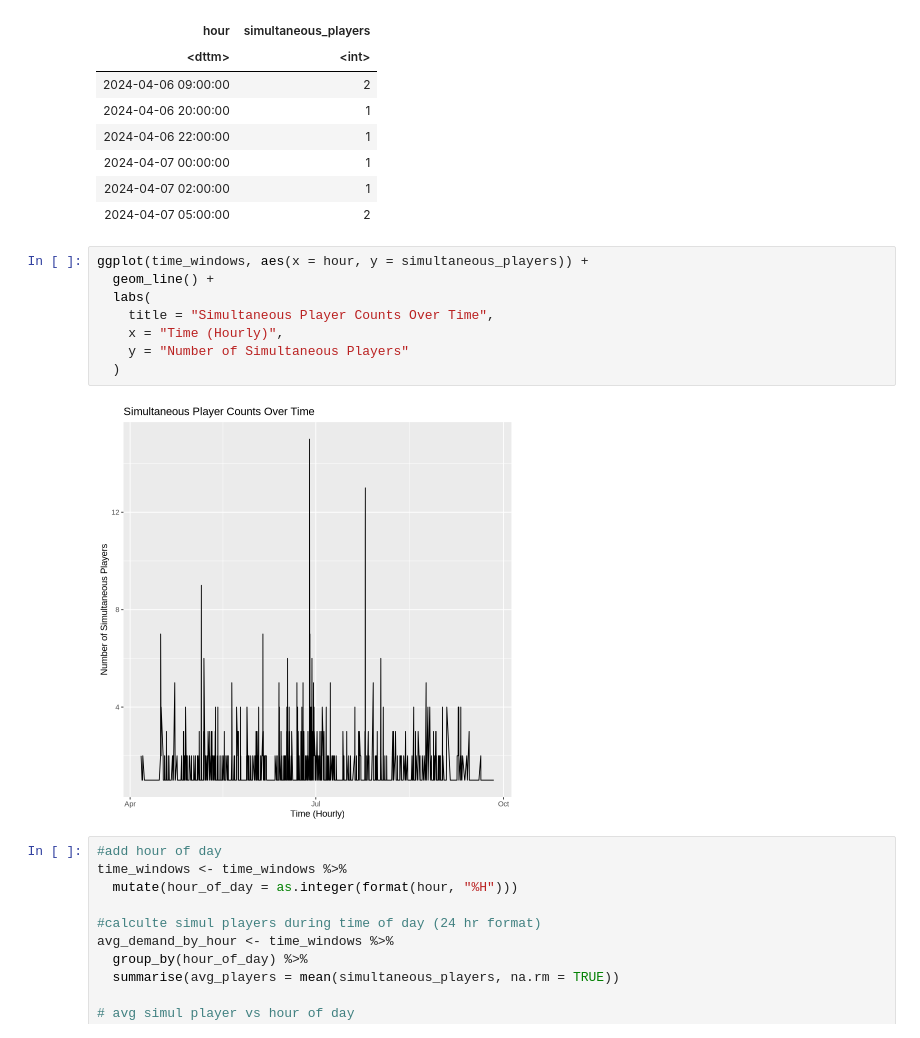
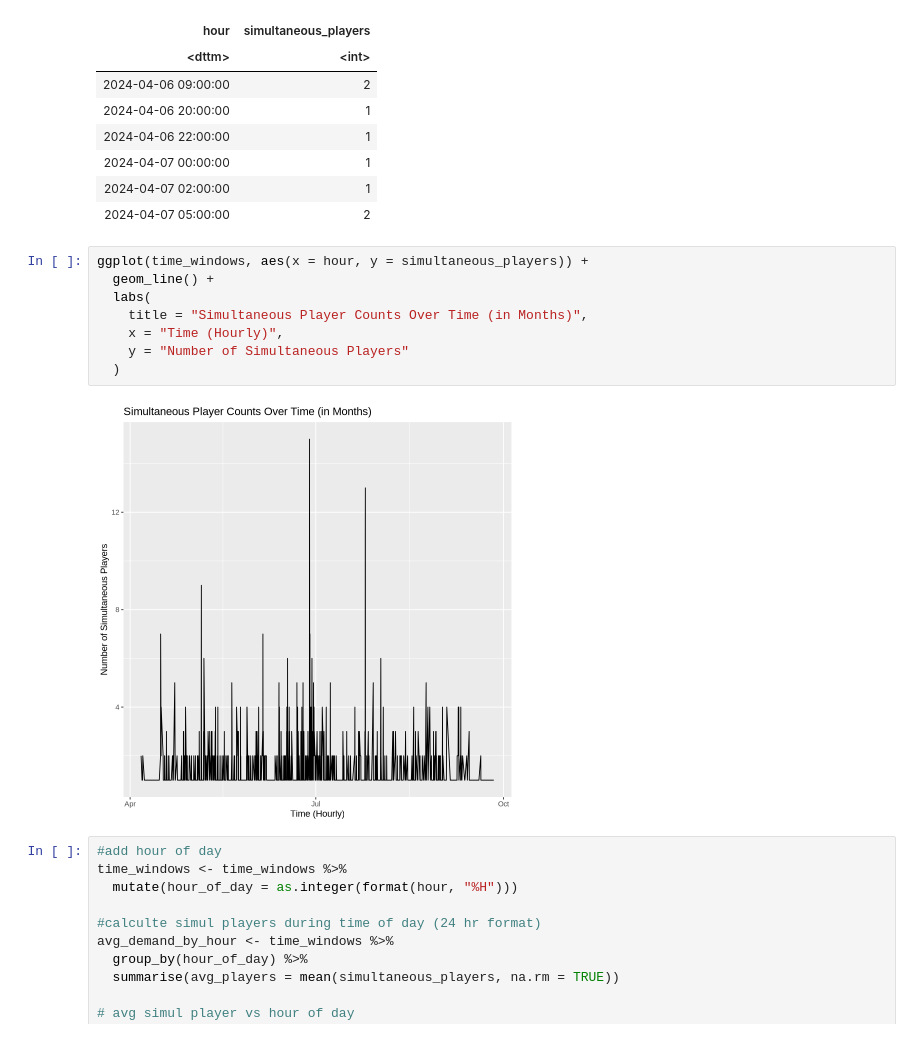
Before and after one commit to JameJ0/DSCI-Final-Group-13, a Jupyter notebook: report/final_project.ipynb, the cells around one changed output. Drawn from its saved outputs; the diff is of its cells as text.

```diff
--- a/report/final_project.ipynb
+++ b/report/final_project.ipynb
@@ -150,13 +150,13 @@ A tibble: 6 × 2
 # %%
 ggplot(time_windows, aes(x = hour, y = simultaneous_players)) +
   geom_line() +
   labs(
-    title = "Simultaneous Player Counts Over Time",
+    title = "Simultaneous Player Counts Over Time (in Months)",
     x = "Time (Hourly)",
     y = "Number of Simultaneous Players"
   )
 # %% [output]
-[figure, old version]
+[figure, new version]
 # %%
 #add hour of day
 time_windows <- time_windows %>%
```
Also changed, not shown: parts of 4 cells of this notebook.
